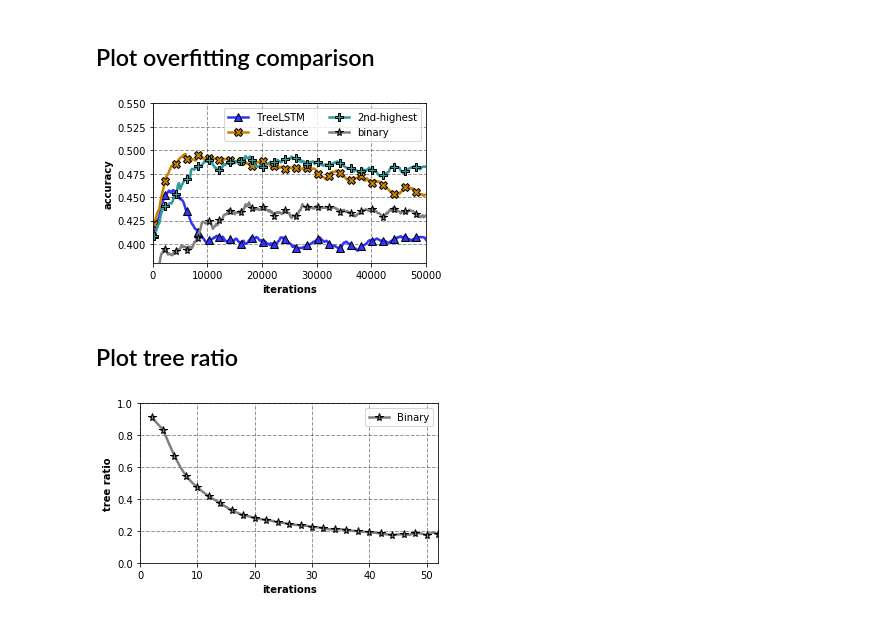
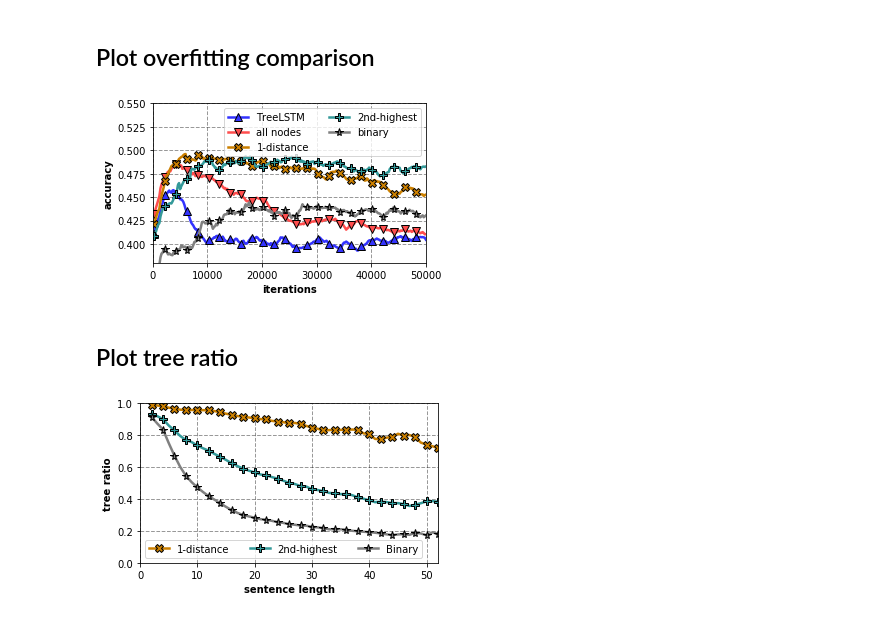
Before and after one commit to phlippe/SentimentClassification_TreeLSTM, a Jupyter notebook: notebooks/Mandatory_models.ipynb, the cells around one changed output. Cells and saved outputs as stored; diff of their text form; code cells hidden in the pictures.

Commit message:
Finishing mandatory plots

```diff
--- a/notebooks/Mandatory_models.ipynb
+++ b/notebooks/Mandatory_models.ipynb
@@ -2805,6 +2810,9 @@ with open("eval_2nd_highest_list.txt", "r") as f:
 
 with open("eval_binary_list.txt", "r") as f:
     our_model_binary_single_run_accuracies = [float(x) for x in f.readlines()[0].split(" ")]
+# %%
+with open("eval_tai_et_al.txt", "r") as f:
+    tai_et_all_run_accuracies = [float(x) for x in f.readlines()[0].split(" ")]
 # %%
 def plot_acc_over_iterations(acc_over_iterations, model_names, colors=None, markers=None, window_size=5):
     plt.figure(figsize=(5,3))
@@ -2829,37 +2837,43 @@ def plot_acc_over_iterations(acc_over_iterations, model_names, colors=None, mark
     plt.savefig("figures/accuracy_over_iterations.pdf")
     plt.show()
 
-plot_acc_over_iterations([tree_lstm_single_run_accuracies, our_model_1_distance_single_run_accuracies, our_model_2nd_highest_single_run_accuracies, our_model_binary_single_run_accuracies], ["TreeLSTM", "1-distance", "2nd-highest", "binary"], [(0.2,0.2,1.0), (0.8,0.5,0.0), (0.2,0.6,0.6), (0.5,0.5,0.5)], ["^","X","P","*"])
+plot_acc_over_iterations([tree_lstm_single_run_accuracies, tai_et_all_run_accuracies, our_model_1_distance_single_run_accuracies, our_model_2nd_highest_single_run_accuracies, our_model_binary_single_run_accuracies], ["TreeLSTM", "all nodes", "1-distance", "2nd-highest", "binary"], [(0.2,0.2,1.0), (1.0,0.3,0.3), (0.8,0.5,0.0), (0.2,0.6,0.6), (0.5,0.5,0.5)], ["^","v","X","P","*"])
 # %% [output]
-[figure, old version]
+[figure, new version]
 # %% [markdown]
 ## Plot tree ratio
 # %%
 with open("tree_ration_binary.txt","r") as f:
     our_model_binary_tree_ratio = [float(x) for x in f.readlines()[0].split(" ")]
+
+with open("tree_ration_2nd_highest.txt","r") as f:
+    our_model_2nd_highest_tree_ratio = [float(x) for x in f.readlines()[0].split(" ")]
+
+with open("tree_ration_1distance.txt","r") as f:
+    our_model_1distance_tree_ratio = [float(x) for x in f.readlines()[0].split(" ")]
 # %%
 def plot_tree_ratio(tree_ratios, model_names, colors=None, markers=None, window_size=2):
     plt.figure(figsize=(5,3))
     x = range(2,len(tree_ratios[0]))
     for name, model_ratio, model_index in zip(model_names, tree_ratios, list(range(len(model_names)))):
         c = None
         m = None
         if colors is not None:
             c = colors[model_index]
         if markers is not None:
             m = markers[model_index]
         smoothed_ratio = [mean(model_ratio[2:][max(0,i-window_size):min(len(model_ratio)-2,i+window_size)]) for i in range(len(model_ratio)-2)]
         plt.plot(x, smoothed_ratio, label=name, color=c, linewidth=2.5, marker=m, markeredgecolor=(0.0,0.0,0.0), markevery=2, markersize=8)
     plt.grid(linestyle='dashed', linewidth=1, color=(0.0,0.0,0.0),alpha=0.4)
-    plt.xlabel("iterations", fontweight='bold')
+    plt.xlabel("sentence length", fontweight='bold')
     plt.ylabel("tree ratio", fontweight='bold')
     plt.xlim(0,max(x))
     plt.ylim(0.0, 1.0)
-    plt.legend(ncol=2)
+    plt.legend(ncol=3)
     plt.tight_layout()
     plt.savefig("figures/tree_ratio.pdf")
     plt.show()
 
-plot_tree_ratio([our_model_binary_tree_ratio], ["Binary"], colors=[(0.5,0.5,0.5)], markers=["*"])
+plot_tree_ratio([our_model_1distance_tree_ratio, our_model_2nd_highest_tree_ratio, our_model_binary_tree_ratio], ["1-distance", "2nd-highest", "Binary"], colors=[(0.8,0.5,0.0), (0.2,0.6,0.6), (0.5,0.5,0.5)], markers=["X","P","*"])
 # %% [output]
-[figure, old version]
+[figure, new version]
```
Also changed, not shown: parts of 3 cells of this notebook.
